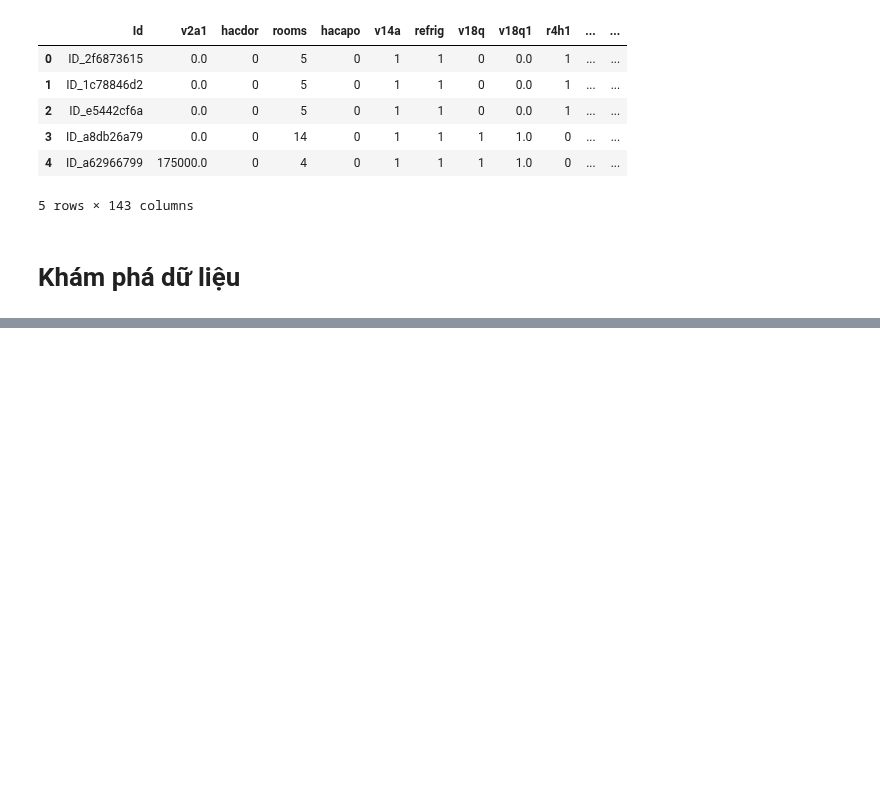
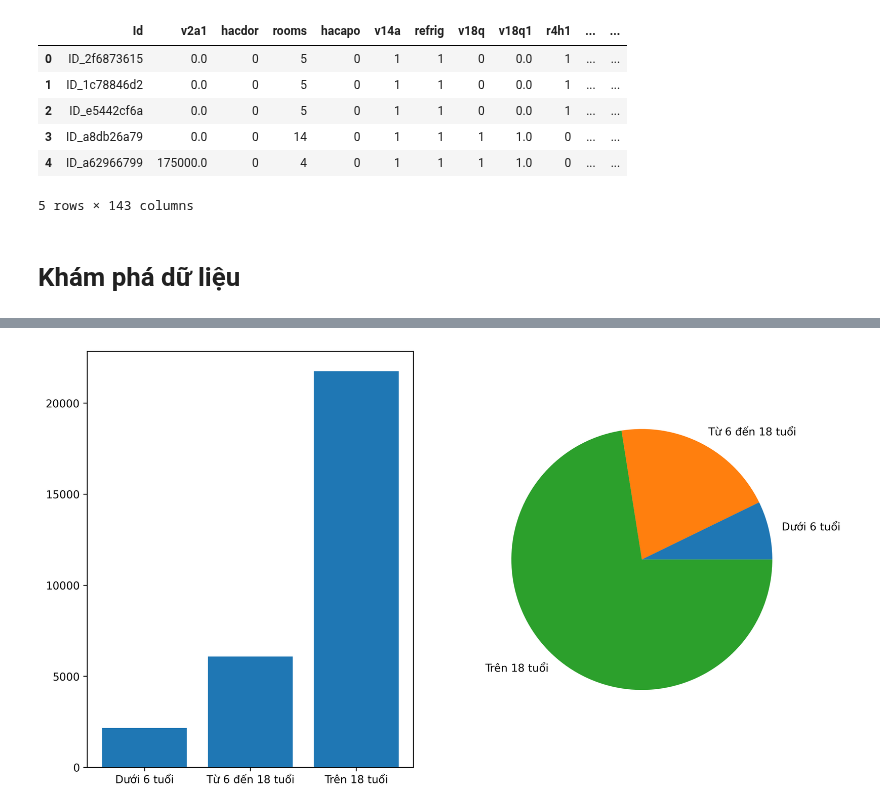
Before and after one commit to iam-Dylan/costa-rican-household, a Jupyter notebook: source/eda_DK.ipynb, the cells around one changed output, grey strips where cells are left out. Saved outputs shown, nothing was run; the diff lists cells and outputs as text; code cells hidden in the pictures; blank space fills up the shorter version.

```diff
--- a/source/eda_DK.ipynb
+++ b/source/eda_DK.ipynb
@@ -45,0 +50,7 @@ all_data = pd.concat((train, test)).reset_index(drop=True)
+# %%
+age_data = all_data[['age']].copy()
+age_data['bin_age'] = age_data['age']
+age_data.loc[age_data['age'] < 6, 'bin_age'] = 'Dưới 6 tuổi'
+age_data.loc[age_data['age'] > 18, 'bin_age'] = 'Trên 18 tuổi'
+age_data.loc[(age_data['age'] >= 6) & (age_data['age'] <= 18), 'bin_age'] = 'Từ 6 đến 18 tuổi'
+age_data.sample(5)
@@ -45,0 +64,8 @@ all_data = pd.concat((train, test)).reset_index(drop=True)
+# %%
+# Plot the bar chart and pie chart in the same subplot for 'age' column
+fig, (ax1, ax2) = plt.subplots(1, 2)
+age_count = age_data['bin_age'].value_counts(ascending=True)
+ax1.bar(age_count.index, age_count.values);
+ax2.pie(age_count.values, labels=age_count.index);
+# %% [output]
+[figure, added]
```
Also changed, not shown: parts of 3 cells of this notebook.
